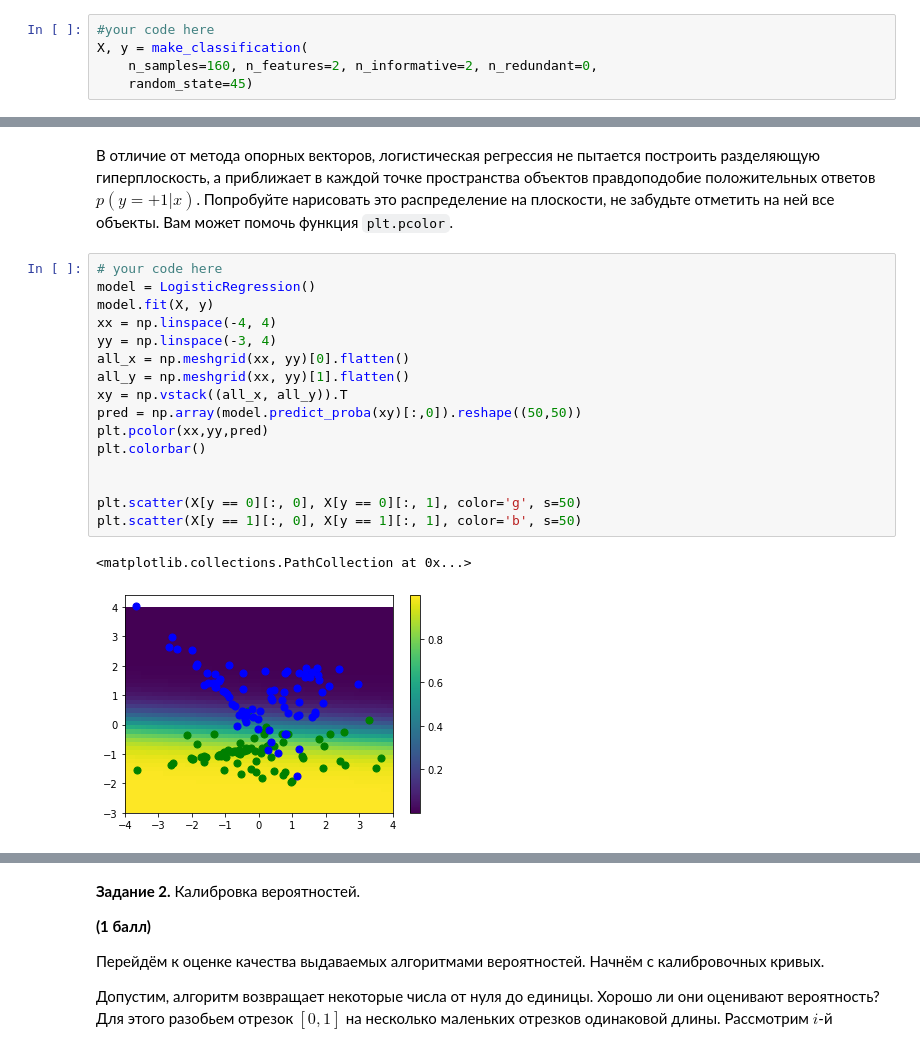
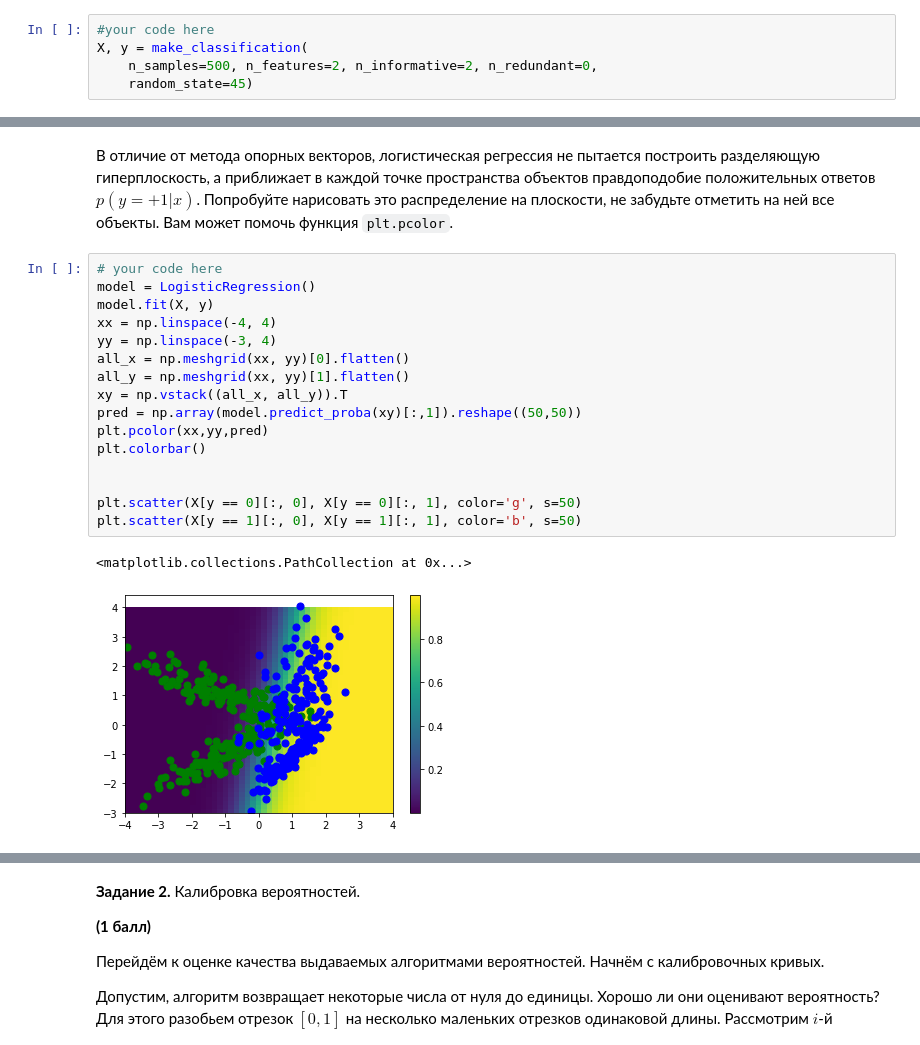
Before and after one commit to miche2020/ml-course-hse, a Jupyter notebook: 2020-fall/homeworks-practice/homework-practice-04-classification.ipynb, the cells around one changed output, grey strips where cells are left out. Saved outputs shown, nothing was run; the diff lists cells and outputs as text.

```diff
--- a/2020-fall/homeworks-practice/homework-practice-04-classification.ipynb
+++ b/2020-fall/homeworks-practice/homework-practice-04-classification.ipynb
@@ -187,7 +187,7 @@ show_roc_curve(linreg.predict(X_test), y_test)
 # %%
 #your code here
 X, y = make_classification(
-    n_samples=160, n_features=2, n_informative=2, n_redundant=0,
+    n_samples=500, n_features=2, n_informative=2, n_redundant=0,
     random_state=45)
 # %%
 model = SVC(kernel='linear')
@@ -218,19 +218,19 @@ plt.plot(xx, yy)
 # %%
 # your code here
 model = LogisticRegression()
 model.fit(X, y)
 xx = np.linspace(-4, 4)
 yy = np.linspace(-3, 4)
 all_x = np.meshgrid(xx, yy)[0].flatten()
 all_y = np.meshgrid(xx, yy)[1].flatten()
 xy = np.vstack((all_x, all_y)).T
-pred = np.array(model.predict_proba(xy)[:,0]).reshape((50,50))
+pred = np.array(model.predict_proba(xy)[:,1]).reshape((50,50))
 plt.pcolor(xx,yy,pred)
 plt.colorbar()
 
 
 plt.scatter(X[y == 0][:, 0], X[y == 0][:, 1], color='g', s=50)
 plt.scatter(X[y == 1][:, 0], X[y == 1][:, 1], color='b', s=50)
 # %% [output]
 <matplotlib.collections.PathCollection at 0x...>
-[figure, old version]
+[figure, new version]
```
Also changed, not shown: parts of 21 cells of this notebook, 5 other files.
